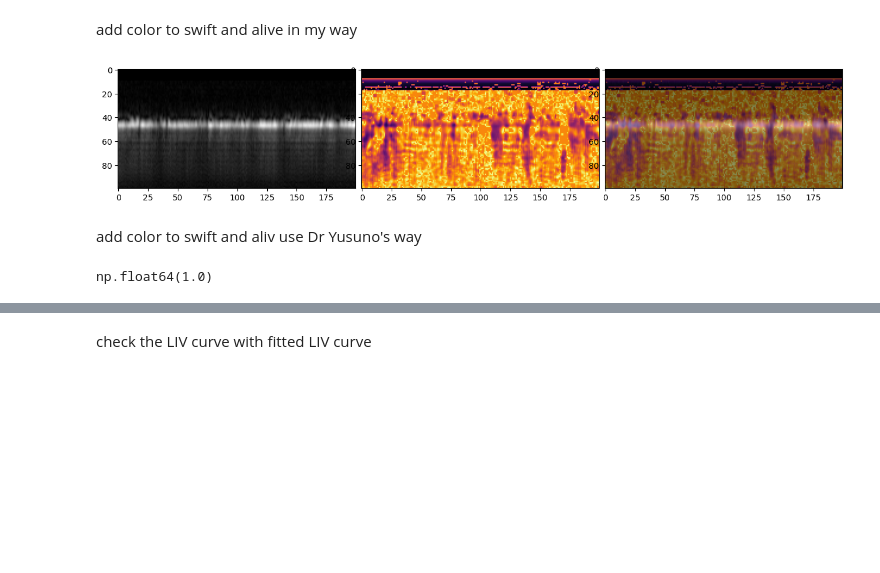
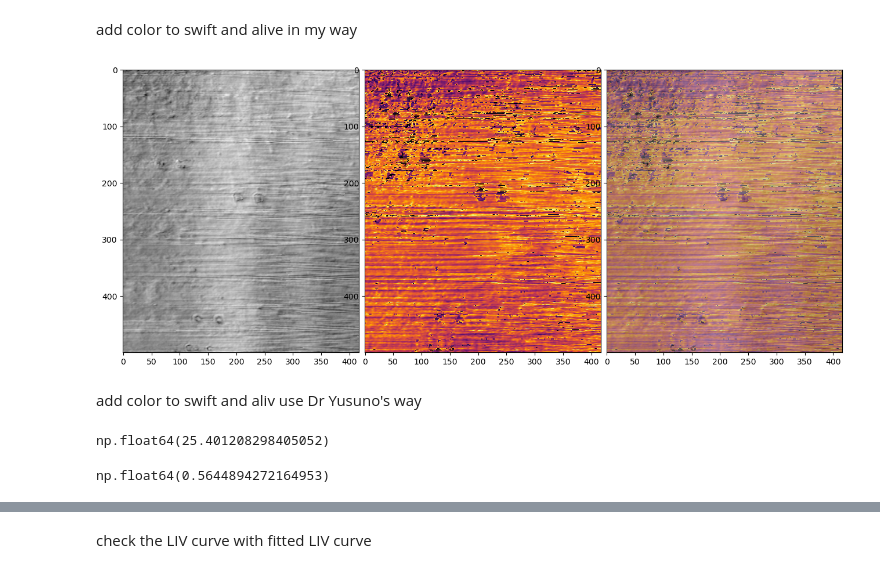
Before and after one commit to unrealxiao/dynamicOCT, a Jupyter notebook: YusunoDOCT.ipynb, the cells around one changed output, grey strips where cells are left out. Saved outputs shown, nothing was run; the diff lists cells and outputs as text; code cells hidden in the pictures; blank space fills up the shorter version.

```diff
--- a/YusunoDOCT.ipynb
+++ b/YusunoDOCT.ipynb
@@ -4,7 +4,6 @@ import os
 import utils
 import matplotlib.pyplot as plt
 from scipy.optimize import curve_fit
-from scipy import stats
 # from time import time
 from tqdm import tqdm
 import cv2
@@ -12,7 +11,7 @@ from natsort import natsorted
 from pydicom import dcmread
 import pickle
 import matplotlib.gridspec as gridspec
-data_path = "D:/globus slate shared data Tankam Lab/without_H2O2_registered_intervolume/registered_cropped_top/"
+data_path = "D:/globus slate shared data Tankam Lab/cellswith 20nacl"
 average_LivCurve = True
 fitting_method = "CPU"
 frameSeparationTime = 0.001 #1ms frame to frame time interval
@@ -40,4 +56,6 @@ plt.imshow(volume[1, :, :], cmap="gray")
 # %%
 image_list = os.listdir(data_path)#list all images address in data_path
-fourD_image_volume_complete = utils.load_nested_data_pickle(data_path, len(image_list))#load all image volume and combine them in one 4D np array
-fourD_image = fourD_image_volume_complete[:, 40:50, :, 100:300]
+fourD_image_volume_complete = utils.load_nested_data_pickle(data_path, 30, 450, 500)#load all image volume and combine them in one 4D np array
+# %%
+fourD_image = fourD_image_volume_complete[:, :, 8:10, :]
+plt.imshow(fourD_image[4, :, 1, :], cmap="gray")
@@ -216,34 +238,38 @@ np.float64(1.5587013863314556)
 # %% [markdown]
 add color to swift and alive in my way
 # %%
-slice_index = 8
-swift_slice = swift[slice_index, :, :]
-swift_slice[swift_slice > np.percentile(swift_slice, 97)] = np.median(swift_slice)
+slice_index = 1
+swift_slice = swift[:, slice_index, :]
+swift_slice[swift_slice > np.percentile(swift_slice, 95)] = 0
 swift_normalized = cv2.normalize(swift_slice, None, 0, 255, cv2.NORM_MINMAX).astype(np.float64)
-fourD_normalized = cv2.normalize(fourD_image[10, slice_index, :, :], None, 0, 255, cv2.NORM_MINMAX).astype(np.float64)
+fourD_normalized = cv2.normalize(fourD_image[10, :, slice_index, :], None, 0, 255, cv2.NORM_MINMAX).astype(np.float64)
 
 plt.figure(figsize=(16, 8))
 gs1 = gridspec.GridSpec(1, 3)
 gs1.update(wspace = 0.025, hspace = 0.05)
 
 ax1 = plt.subplot(gs1[0])
 plt.axis('on')
 ax1.imshow(fourD_normalized, cmap="gray")
 ax1.set_aspect('equal')
 ax2 = plt.subplot(gs1[1])
 plt.axis('on')
 ax2.imshow(swift_normalized, cmap="inferno")
 ax2.set_aspect('equal')
 ax3 = plt.subplot(gs1[2])
 plt.axis('on')
 ax3.imshow(fourD_normalized, cmap="gray")
 ax3.imshow(swift_normalized, cmap="inferno", alpha=0.5)
 ax1.set_aspect('equal')
 plt.show()
 # %% [output]
-[figure, old version]
+[figure, new version]
 # %% [markdown]
 add color to swift and aliv use Dr Yusuno's way
+# %%
+np.max(oct_db)
+# %% [output]
+np.float64(25.401208298405052)
 # %%
 octRange = (np.min(oct_db), np.max(oct_db))
 alivRange = (0, 10)
@@ -255,5 +281,5 @@ swift_rgb = utils.generate_RgbImage(doct = swift, dbInt = oct_db, doctRange = sw
 # %%
-np.max(swift_rgb)
+np.max(mod_swift)
 # %% [output]
-np.float64(1.0)
+np.float64(0.5644894272164953)
 # %%
```
Also changed, not shown: parts of 8 cells of this notebook.
